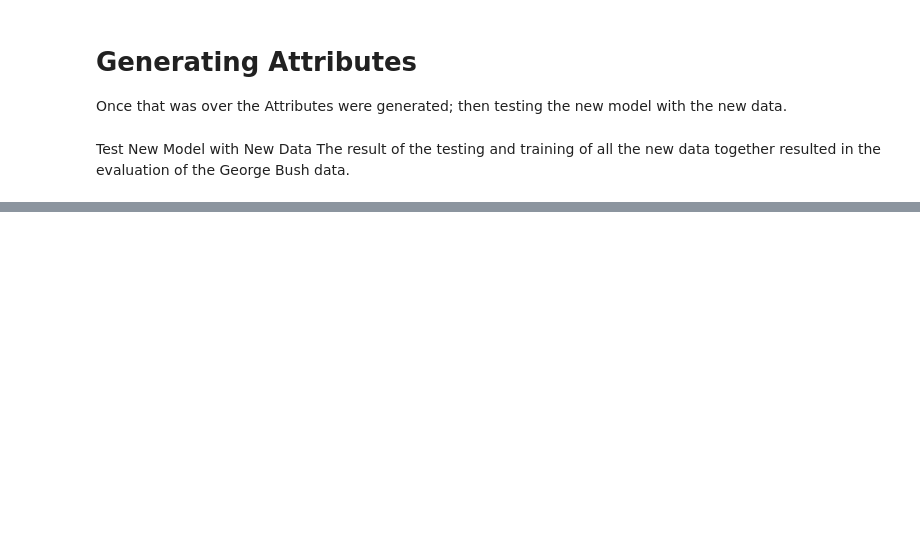
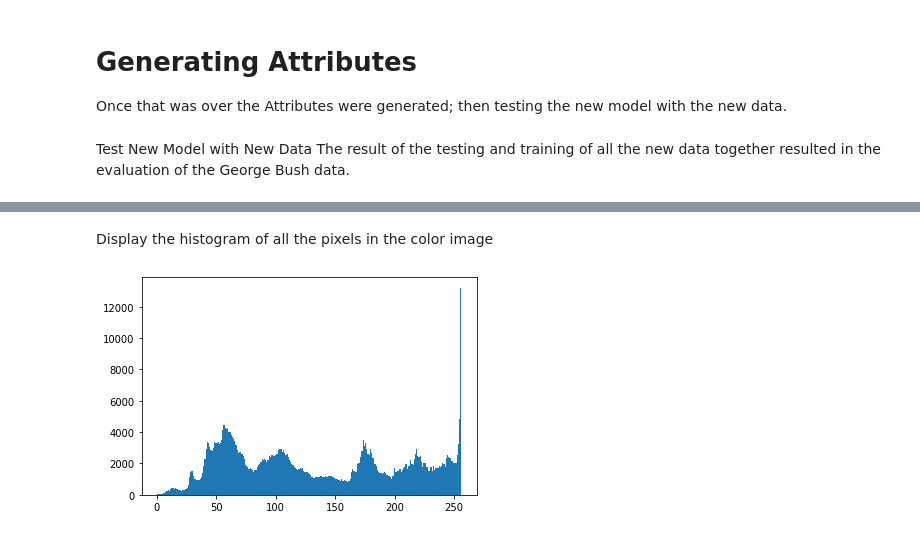
Before and after one commit to jonvthvn90/GitHbProject, a Jupyter notebook: Jonathan_Hardin_StarGan.ipynb, the cells around one changed output, grey strips where cells are left out. Cells and saved outputs as stored; diff of their text form; code cells hidden in the pictures; blank space fills up the shorter version.

```diff
--- a/Jonathan_Hardin_StarGan.ipynb
+++ b/Jonathan_Hardin_StarGan.ipynb
@@ -179,0 +220,7 @@ Loading the trained models from step 200000...
+# %% [markdown]
+Display the histogram of all the pixels in the color image
+# %%
+plt.hist(image.ravel(),bins = 256, range = [0,256])
+plt.show()
+# %% [output]
+[figure, added]
```
Also changed, not shown: parts of 15 cells of this notebook.
